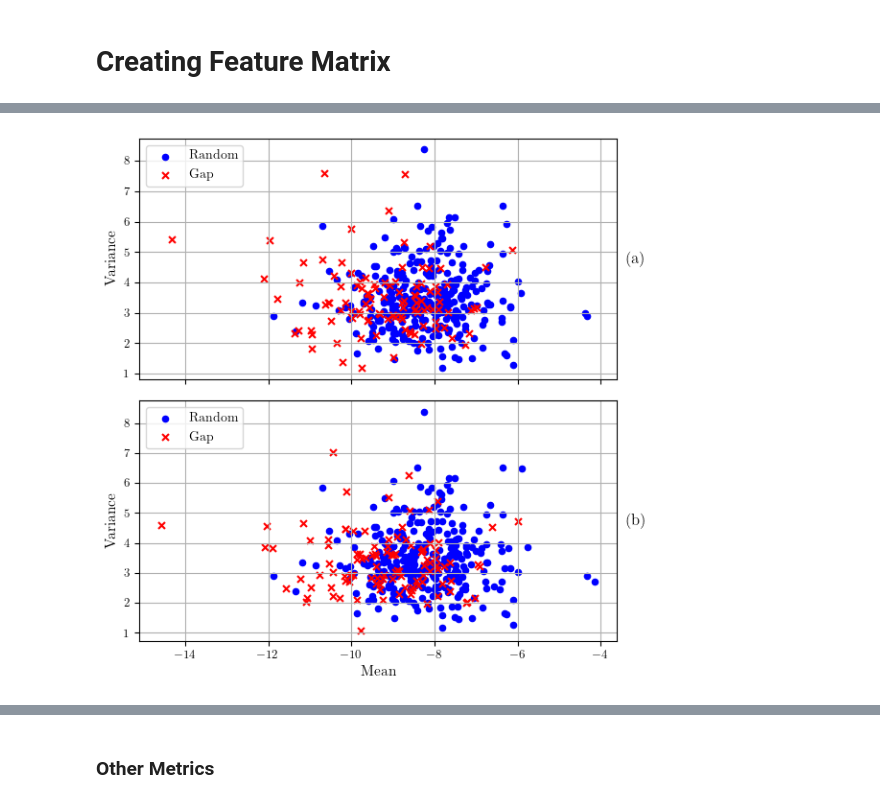
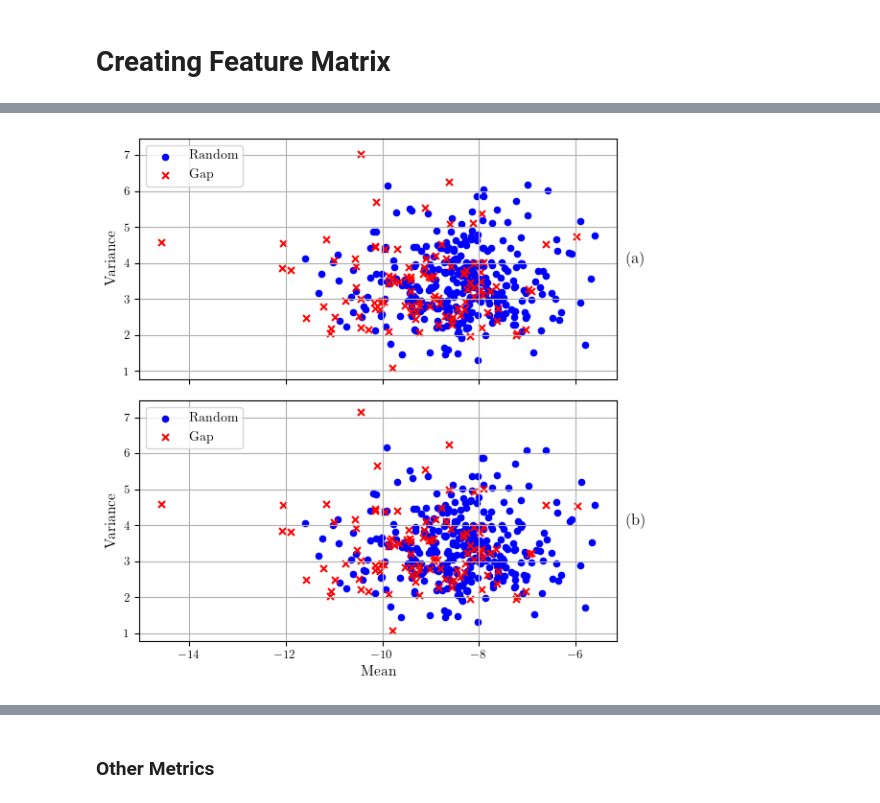
Before and after one commit to ol-webb/tree_gaps4, a Jupyter notebook: all_gaps_mk2/main1.ipynb, the cells around one changed output, grey strips where cells are left out. Saved outputs shown, nothing was run; the diff lists cells and outputs as text; code cells hidden in the pictures.

```diff
--- a/all_gaps_mk2/main1.ipynb
+++ b/all_gaps_mk2/main1.ipynb
@@ -556,4 +560,4 @@ def unique_process_gap_folders_with_surrounding_pixels_random(base_folder, df, s
 
     return series_dataframe
 # %%
-try1=unique_process_gap_folders_with_surrounding_pixels_random('downld_2yr_12dayinterval',df,df_gen1,50,3)
+df_series_2yr_random_with_neighbours=unique_process_gap_folders_with_surrounding_pixels_random('downld_2yr_12dayinterval',df,df_gen1,50,3)
@@ -1245,20 +1441,14 @@ def create_feature_matrix(gap_df, random_df, area_df):
 # %%
 #X_df_alltime = create_feature_matrix(df_series_alltime_gaps, df_series_alltime_random, df)
 
-X_df_2yr = create_feature_matrix(df_series_2yr_gaps, df_series_2yr_random, df)
+X_df_2yr = create_feature_matrix(df_series_2yr_gaps, df_series_2yr_random_for_frost_comparison, df)
 
 #X_df_2yr_reduced = create_feature_matrix(df_series_2yr_gaps,df_series_alltime_random_reduced, df)
 
-#X_df_2yr_filtered = create_feature_matrix(df_series_2yr_gaps_filtered, df_series_2yr_random_filtered, df)
+X_df_2yr_frost = create_feature_matrix(df_filtered, df_filtered_random,df)
 
-X_df_2yr_filtered_kalman = create_feature_matrix(df_series_2yr_gaps_filtered_kalman, df_series_2yr_random_filtered_kalman, df)
+X_df_2yr_lee = create_feature_matrix(df_lee_gaps, df_lee_random,df)
 
-X_df_2yr_filtered_savgol = create_feature_matrix(df_series_2yr_gaps_filtered_kalman, df_series_2yr_random_filtered_savgol, df)
+X_df_2yr_lee_temporal = create_feature_matrix(df_temporal_lee_gaps, df_temporal_lee_random,df)
+
+X_df_2yr_temporal_lee = create_feature_matrix(df_lee_temporal_gaps,df_lee_temporal_random,df)
-# %%
-
-
-X_df_2yr['gap'] = X_df_2yr['gap'].apply(lambda x: 1-x)
-# %%
-X_df_2yr.sort_values(by='gap', ascending=True,inplace=True)
-X_df_2yr_filtered_kalman.sort_values(by='gap', ascending=True,inplace=True)
-X_df_2yr_filtered_savgol.sort_values(by='gap', ascending=True,inplace=True)
@@ -1327,37 +1499,37 @@ plot_scatter(X_df_alltime)
 # %%
 def plot_top_to_bottom_scatter(X_df1, X_df2, title1, title2):
     # Create a figure with two subplots, one on top of the other
-    fig, (ax1, ax2) = plt.subplots(2, 1, figsize=(6, 6), sharex=True)
+    fig, (ax1, ax2) = plt.subplots(2, 1, figsize=(6, 6), sharex=True,sharey=True)
 
     # Plot for the first dataframe
     gap_points1 = X_df1[X_df1['gap'] == 1]
     non_gap_points1 = X_df1[X_df1['gap'] == 0]
 
     ax1.scatter(non_gap_points1['mean'], non_gap_points1['variance'], color='blue', marker='o', label='Random',s=20)
     ax1.scatter(gap_points1['mean'], gap_points1['variance'], color='red', marker='x', label='Gap',s=25)
     ax1.set_ylabel('Variance')
     ax1.legend(loc = 'upper left')
     ax1.grid(True)
     ax1.text(1.02, 0.5, '(a)', transform=ax1.transAxes, verticalalignment='center', fontweight='bold')
 
 
     # Plot for the second dataframe
     gap_points2 = X_df2[X_df2['gap'] == 1]
     non_gap_points2 = X_df2[X_df2['gap'] == 0]
 
     ax2.scatter(non_gap_points2['mean'], non_gap_points2['variance'], color='blue', marker='o', label='Random',s=20)
     ax2.scatter(gap_points2['mean'], gap_points2['variance'], color='red', marker='x', label='Gap',s=25)
     ax2.set_xlabel('Mean')
     ax2.set_ylabel('Variance')
     ax2.legend(loc = 'upper left')
     ax2.grid(True)
     ax2.text(1.02, 0.5, '(b)', transform=ax2.transAxes, verticalalignment='center', fontweight='bold')
 
 
     plt.tight_layout()
 
 # Example usage
-plot_top_to_bottom_scatter(X_df_alltime, X_df_2yr_reduced, 'All Time Data', '2 Year Data')
+plot_top_to_bottom_scatter(X_df_2yr, X_df_2yr_frost, 'All Time Data', '2 Year Data')
 plt.savefig('allscatter_double.pdf')
 # %% [output]
-[figure, old version]
+[figure, new version]
```
Also changed, not shown: parts of 39 cells of this notebook, 4 other files.
